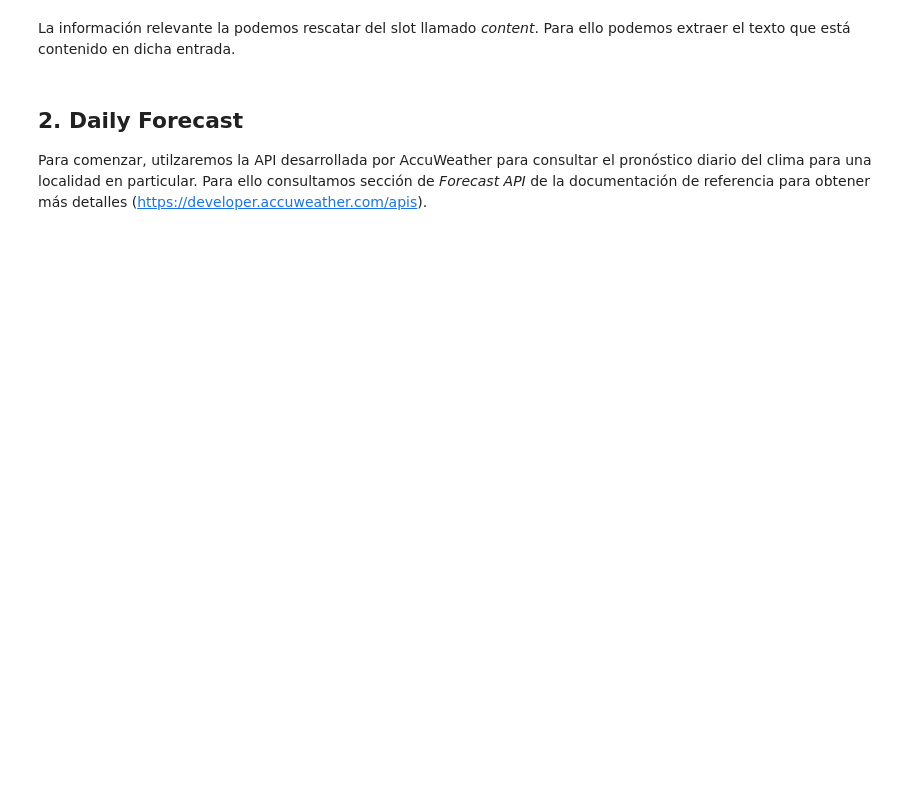
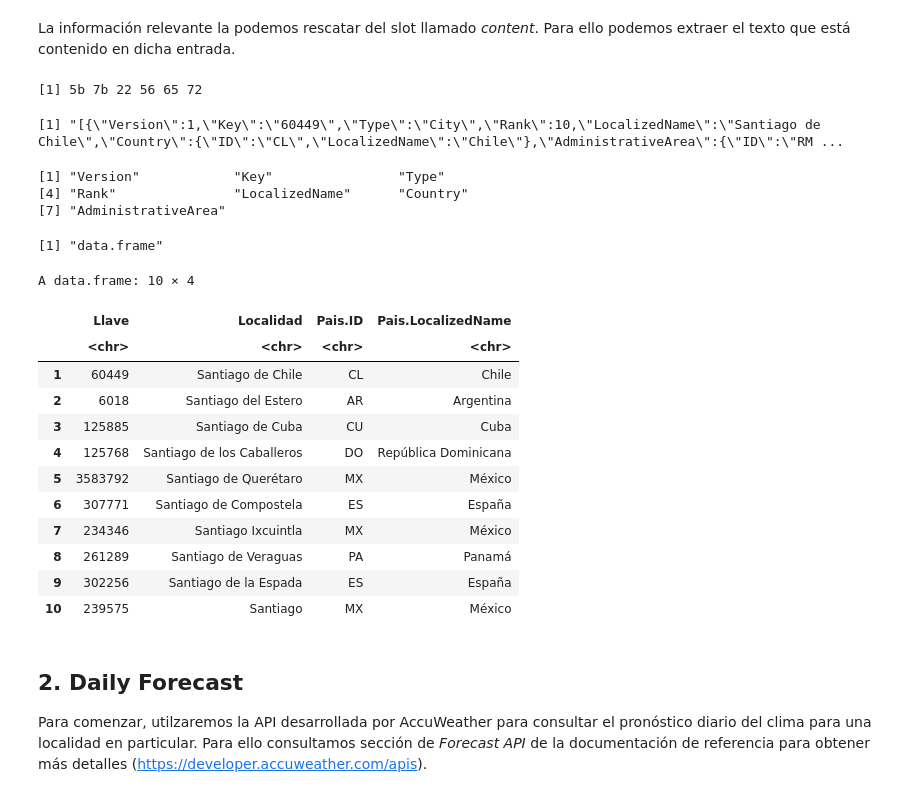
Before and after one commit to rodrigo-coco-espinoza/Introduccion_a_ciencia_de_datos_R_v2, a Jupyter notebook: Clases/Clase3/Clase3_ejemplo_práctico_API_y_WebScraping.ipynb, the cells around one changed output. Drawn from its saved outputs; the diff is of its cells as text; code cells hidden in the pictures; blank space fills up the shorter version.

`````diff
--- a/Clases/Clase3/Clase3_ejemplo_práctico_API_y_WebScraping.ipynb
+++ b/Clases/Clase3/Clase3_ejemplo_práctico_API_y_WebScraping.ipynb
@@ -37,9 +43,9 @@ Una manera de enviar la consulta con los respectivos parámetros es incluirlos d
 ````
 Esta dirección la podemos consultar mediante la función `GET()` del package `httr`.
 # %%
-url_loc <- "http://dataservice.accuweather.com/locations/v1/cities/autocomplete?apikey=MIguWnUihvfOolR57VUvaGa1fJaXrljH&q=Santiago&details=true"
+url_loc <- "http://dataservice.accuweather.com/locations/v1/cities/autocomplete?apikey=MIguWnUihvfOolR57VUvaGa1fJaXrljH&q=Santiago&language=es-ES"
 # %%
-info_santiago <- httr::GET(url_loc)
+info_santiago <- GET(url_loc)
 info_santiago
 # Status 200 indica que la consulta fue exitosa. Los códigos de status se pueden consultar en la documentación
 # Los códigos 400 sugieren algún tipo de error en la consulta.
@@ -49,11 +79,20 @@ str(info_santiago)
 La información relevante la podemos rescatar del slot llamado _content_. Para ello podemos extraer el texto que está contenido en dicha entrada.
 # %%
 head(info_santiago$content)
+# %% [output]
+[1] 5b 7b 22 56 65 72
 # %%
 text_content <- content(info_santiago, as = "text")
 text_content
+# %% [output]
+[1] "[{\"Version\":1,\"Key\":\"60449\",\"Type\":\"City\",\"Rank\":10,\"LocalizedName\":\"Santiago de Chile\",\"Country\":{\"ID\":\"CL\",\"LocalizedName\":\"Chile\"},\"AdministrativeArea\":{\"ID\":\"RM ...
 # %%
 content_from_json <- fromJSON(text_content)
 # %%
 names(content_from_json)
 class(content_from_json) # OJO que Colab muestra un error al intentar mostrar el dataframe completo :S
+# %% [output]
+[1] "Version"            "Key"                "Type"
+[4] "Rank"               "LocalizedName"      "Country"
+[7] "AdministrativeArea"
+[1] "data.frame"
@@ -60,5 +101,21 @@ class(content_from_json) # OJO que Colab muestra un error al intentar mostrar el
 # %%
-data.frame(Llave = content_from_json$Key, Ciudad = content_from_json$LocalizedName)
+data.frame(Llave = content_from_json$Key,
+           Localidad = content_from_json$LocalizedName,
+           Pais = content_from_json$Country)
+# %% [output]
+A data.frame: 10 × 4
+|  | Llave | Localidad | Pais.ID | Pais.LocalizedName |
+|  | <chr> | <chr> | <chr> | <chr> |
+| 1 | 60449 | Santiago de Chile | CL | Chile |
+| 2 | 6018 | Santiago del Estero | AR | Argentina |
+| 3 | 125885 | Santiago de Cuba | CU | Cuba |
+| 4 | 125768 | Santiago de los Caballeros | DO | República Dominicana |
+| 5 | 3583792 | Santiago de Querétaro | MX | México |
+| 6 | 307771 | Santiago de Compostela | ES | España |
+| 7 | 234346 | Santiago Ixcuintla | MX | México |
+| 8 | 261289 | Santiago de Veraguas | PA | Panamá |
+| 9 | 302256 | Santiago de la Espada | ES | España |
+| 10 | 239575 | Santiago | MX | México |
 # %% [markdown]
 ## **2. Daily Forecast**
 Para comenzar, utilzaremos la API desarrollada por AccuWeather para consultar el pronóstico diario del clima para una localidad en particular. Para ello consultamos sección de _Forecast API_ de la documentación de referencia para obtener más detalles (https://developer.accuweather.com/apis).
`````
Also changed, not shown: parts of 41 cells of this notebook.
